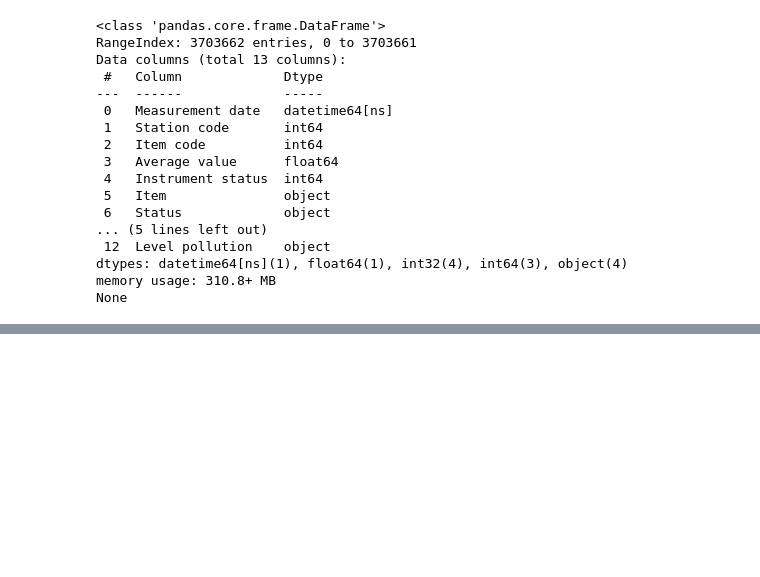
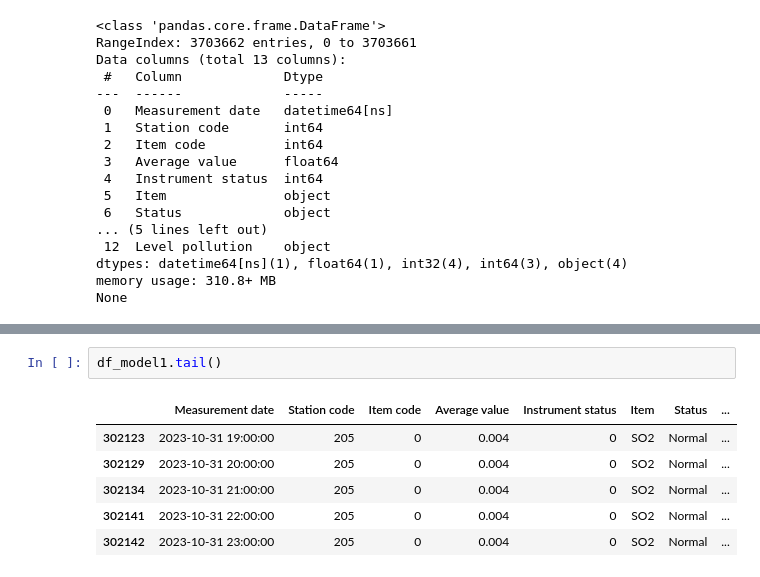
Before and after one commit to carlosgomezagrafojo/pollution-data, a Jupyter notebook: proyect_contaminacion.ipynb, the cells around one changed output, grey strips where cells are left out. Drawn from its saved outputs; the diff is of its cells as text; blank space fills up the shorter version.

```diff
--- a/proyect_contaminacion.ipynb
+++ b/proyect_contaminacion.ipynb
@@ -3524,0 +3524,9 @@ Registros para estación 206 y contaminante SO2: 21593
+# %%
+df_model1.tail()
+# %% [output]
+|  | Measurement date | Station code | Item code | Average value | Instrument status | Item | Status | ... |
+| 302123 | 2023-10-31 19:00:00 | 205 | 0 | 0.004 | 0 | SO2 | Normal | ... |
+| 302129 | 2023-10-31 20:00:00 | 205 | 0 | 0.004 | 0 | SO2 | Normal | ... |
+| 302134 | 2023-10-31 21:00:00 | 205 | 0 | 0.004 | 0 | SO2 | Normal | ... |
+| 302141 | 2023-10-31 22:00:00 | 205 | 0 | 0.004 | 0 | SO2 | Normal | ... |
+| 302142 | 2023-10-31 23:00:00 | 205 | 0 | 0.004 | 0 | SO2 | Normal | ... |
```
Also changed, not shown: parts of 18 cells of this notebook.
